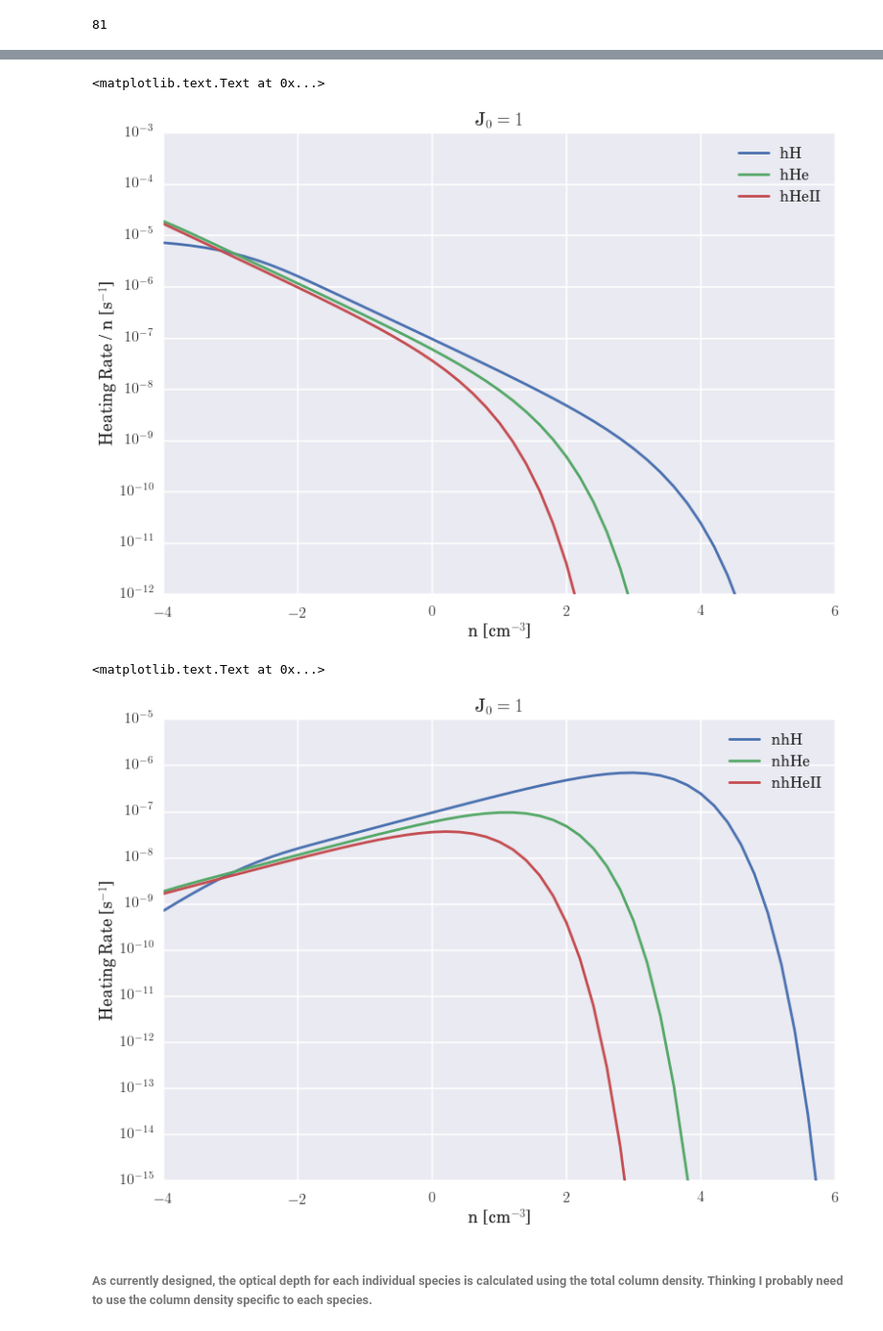
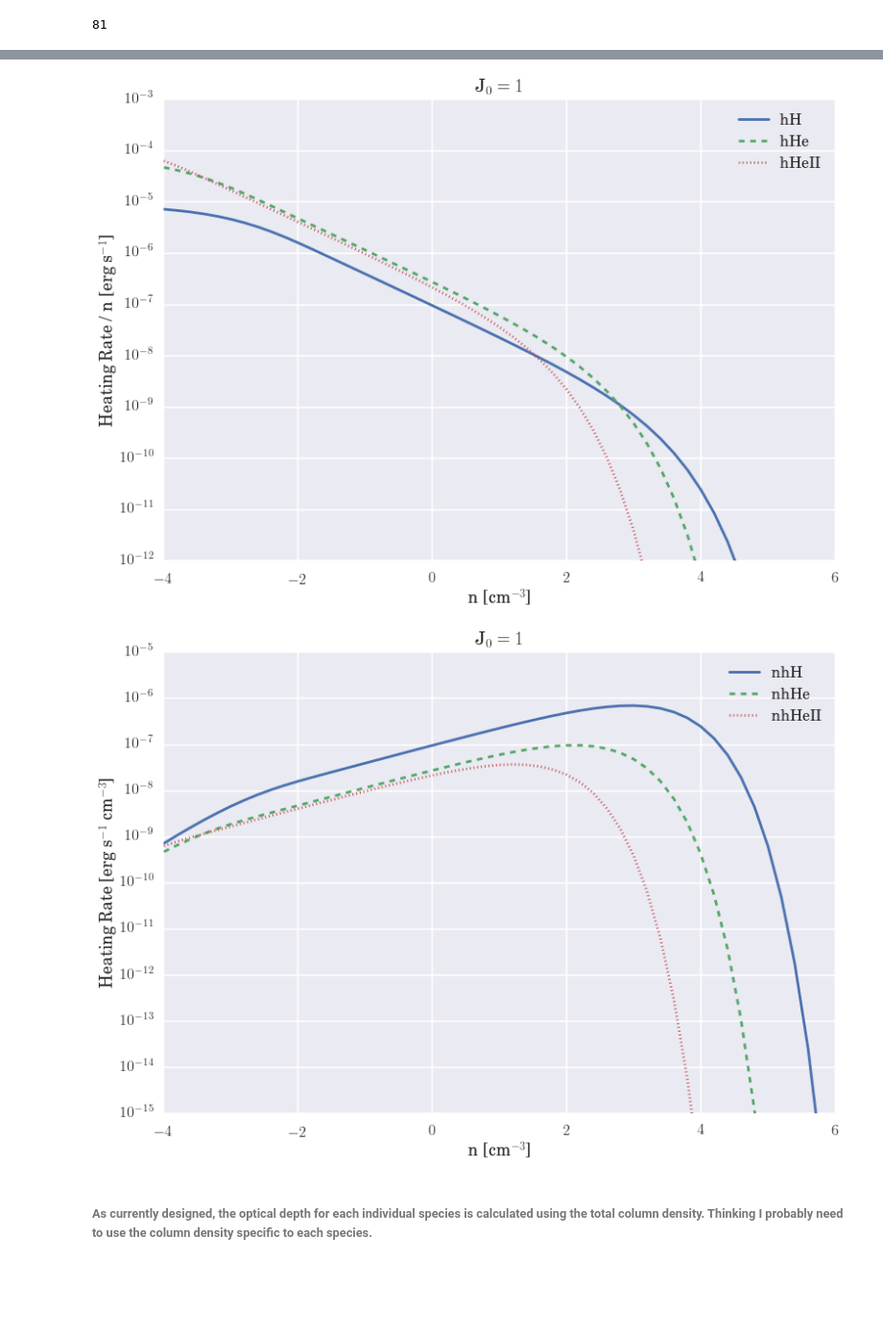
Before and after one commit to hummel/xray_notebooks, a Jupyter notebook: X-Ray Heating and Ionization Table.ipynb, the cells around one changed output, grey strips where cells are left out. Shown at 96% size. Drawn from its saved outputs; the diff is of its cells as text; code cells hidden in the pictures; blank space fills up the shorter version.

```diff
--- a/X-Ray Heating and Ionization Table.ipynb
+++ b/X-Ray Heating and Ionization Table.ipynb
@@ -194,15 +194,15 @@ array(4504.8082161801185)
 # %% [output]
 81
 # %%
-n = np.logspace(-4,12,81)
-kh_rates = pd.DataFrame(index=np.linspace(-4,12,81))
+n = np.logspace(-4,12.2,82)
+nhe = .1*n
+kh_rates = pd.DataFrame(index=np.linspace(-4,12.2,82))
 kh_rates['kH'] = k_rates(n, 'H')
-kh_rates['kHe'] = k_rates(n, 'He')
-kh_rates['kHeII'] = k_rates(n, 'HeII')
+kh_rates['kHe'] = k_rates(nhe, 'He')
+kh_rates['kHeII'] = k_rates(nhe, 'HeII')
 kh_rates['hH'] = h_rates(n, 'H')
-kh_rates['hHe'] = h_rates(n, 'He')
-kh_rates['hHeII'] = h_rates(n, 'HeII')
+kh_rates['hHe'] = h_rates(nhe, 'He')
+kh_rates['hHeII'] = h_rates(nhe, 'HeII')
 kh_rates['nhH'] = h_rates(n, 'H') * n
-kh_rates['nhHe'] = h_rates(n, 'He') * n
-kh_rates['nhHeII'] = h_rates(n, 'HeII') * n
-kh_rates[:-3.0]
+kh_rates['nhHe'] = h_rates(nhe, 'He') * nhe
+kh_rates['nhHeII'] = h_rates(nhe, 'HeII') * nhe
@@ -225,19 +231,19 @@ plt.title('J$_0 = 1$')
 # %%
-kh_rates[['hH', 'hHe', 'hHeII']].plot(logy=True, ylim=(1e-12, 1e-3), xlim=(-4,6))
+kh_rates[['hH', 'hHe', 'hHeII']].plot(logy=True, ylim=(1e-12, 1e-3), xlim=(-4,6), style=['-', '--', ':'])
 plt.xlabel('n [cm$^{-3}$]')
-plt.ylabel('Heating Rate / n [s$^{-1}$]')
+plt.ylabel('Heating Rate / n [erg s$^{-1}$]')
 plt.title('J$_0 = 1$')
+plt.savefig('figures/khrates/hrate.png', bbox_inches='tight')
 # %% [output]
-<matplotlib.text.Text at 0x...>
-[figure, old version]
+[figure, new version]
 # %%
-kh_rates[['nhH', 'nhHe', 'nhHeII']].plot(logy=True, ylim=(1e-15, 1e-5), xlim=(-4,6))
+kh_rates[['nhH', 'nhHe', 'nhHeII']].plot(logy=True, ylim=(1e-15, 1e-5), xlim=(-4,6), style=['-', '--', ':'])
 plt.xlabel('n [cm$^{-3}$]')
-plt.ylabel('Heating Rate [s$^{-1}$]')
+plt.ylabel('Heating Rate [erg s$^{-1}$ cm$^{-3}$]')
 plt.title('J$_0 = 1$')
+plt.savefig('figures/khrates/nhrate.png', bbox_inches='tight')
 # %% [output]
-<matplotlib.text.Text at 0x...>
-[figure, old version]
+[figure, new version]
 # %% [markdown]
 ###### As currently designed, the optical depth for each individual species is calculated using the total column density.  Thinking I probably need to use the column density specific to each species.
 # %%
```
Also changed, not shown: parts of 8 cells of this notebook, 1 other file.
